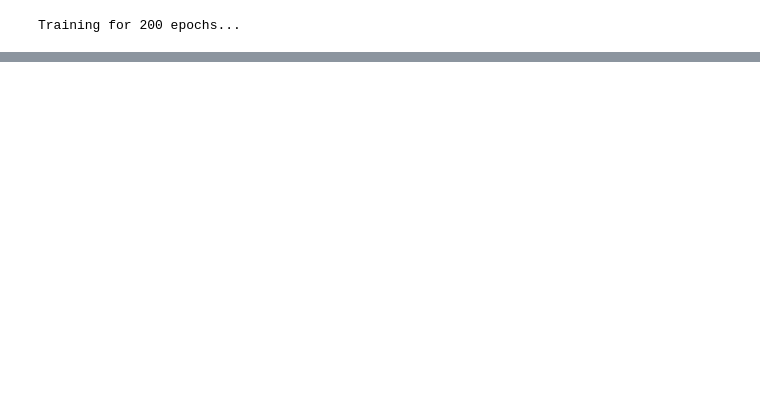
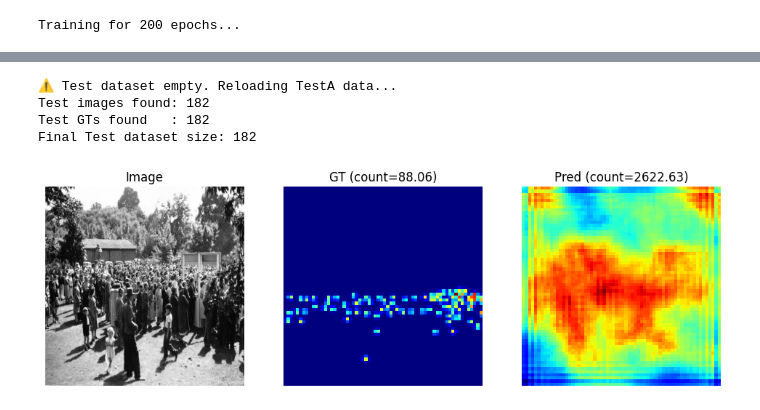
Before and after one commit to GKSJ-Deepvision/AI-DeepVision, a Jupyter notebook: partB_phase2.ipynb, the cells around one changed output, grey strips where cells are left out. Cells and saved outputs as stored; diff of their text form; code cells hidden in the pictures; blank space fills up the shorter version.

Commit message:
Add preprocessing and training code

```diff
--- a/partB_phase2.ipynb
+++ b/partB_phase2.ipynb
@@ -346,0 +441,8 @@ for i in range(4):
+# %%
+num_samples = min(4, len(test_ds))
+
+for i in range(num_samples):
+    img, gt = test_ds[i]
+    with torch.no_grad():
+        pred = model(img.unsqueeze(0).cuda())[0].cpu()
+    show_map(img, gt, pred)
@@ -346,0 +455,72 @@ for i in range(4):
+# %%
+###############################################
+# 8) VISUALIZE UP TO 4 SAMPLES (AUTO-FIX VERSION)
+###############################################
+
+from pathlib import Path
+
+def show_map(img, gt, pred):
+    img = img.permute(1, 2, 0).cpu().numpy()
+    img = np.clip(img, 0, 1)
+
+    gt_map = gt.squeeze().cpu().numpy()
+    pr_map = pred.squeeze().cpu().numpy()
+
+    plt.figure(figsize=(12, 4))
+
+    plt.subplot(1, 3, 1)
+    plt.imshow(img)
+    plt.axis("off")
+    plt.title("Image")
+
+    plt.subplot(1, 3, 2)
+    plt.imshow(gt_map, cmap="jet")
+    plt.axis("off")
+    plt.title(f"GT (count={gt_map.sum():.2f})")
+
+    plt.subplot(1, 3, 3)
+    plt.imshow(pr_map, cmap="jet")
+    plt.axis("off")
+    plt.title(f"Pred (count={pr_map.sum():.2f})")
+
+    plt.show()
+
+
+# ==================================================
+# AUTO-RELOAD TEST DATA IF DATASET IS EMPTY
+# ==================================================
+if len(test_ds) == 0:
+    print("⚠️ Test dataset empty. Reloading TestA data...")
+
+    test_img_dir = Path("preprocessed/TestA/images")
+    test_gt_dir  = Path("preprocessed/TestA/gt")
+
+    test_imgs = sorted([str(p) for p in test_img_dir.glob("*.pt")])
+    test_gts  = sorted([str(p) for p in test_gt_dir.glob("*.pt")])
+
+    print("Test images found:", len(test_imgs))
+    print("Test GTs found   :", len(test_gts))
+
+    test_ds = PTDataset(test_imgs, test_gts)
+
+print("Final Test dataset size:", len(test_ds))
+
+
+# ==================================================
+# RUN VISUALIZATION
+# ==================================================
+if len(test_ds) == 0:
+    print("❌ Test dataset still empty. Check preprocessing paths.")
+else:
+    num_samples = min(4, len(test_ds))
+    for i in range(num_samples):
+        img, gt = test_ds[i]
+        with torch.no_grad():
+            pred = model(img.unsqueeze(0).cuda())[0].cpu()
+        show_map(img, gt, pred)
+# %% [output]
+⚠️ Test dataset empty. Reloading TestA data...
+Test images found: 182
+Test GTs found   : 182
+Final Test dataset size: 182
+[figure, added]
```
Also changed, not shown: parts of 13 cells of this notebook, 6 other files.
